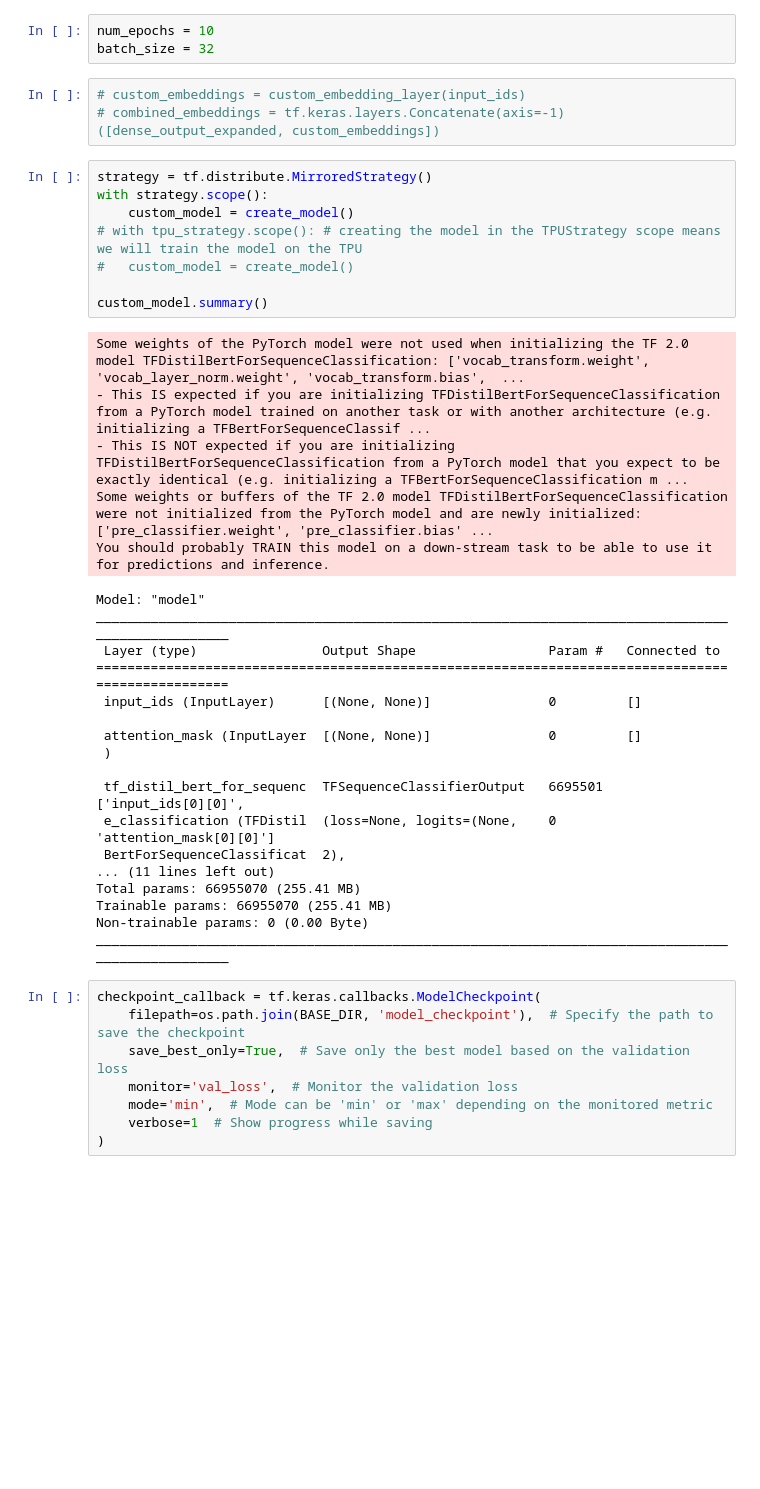
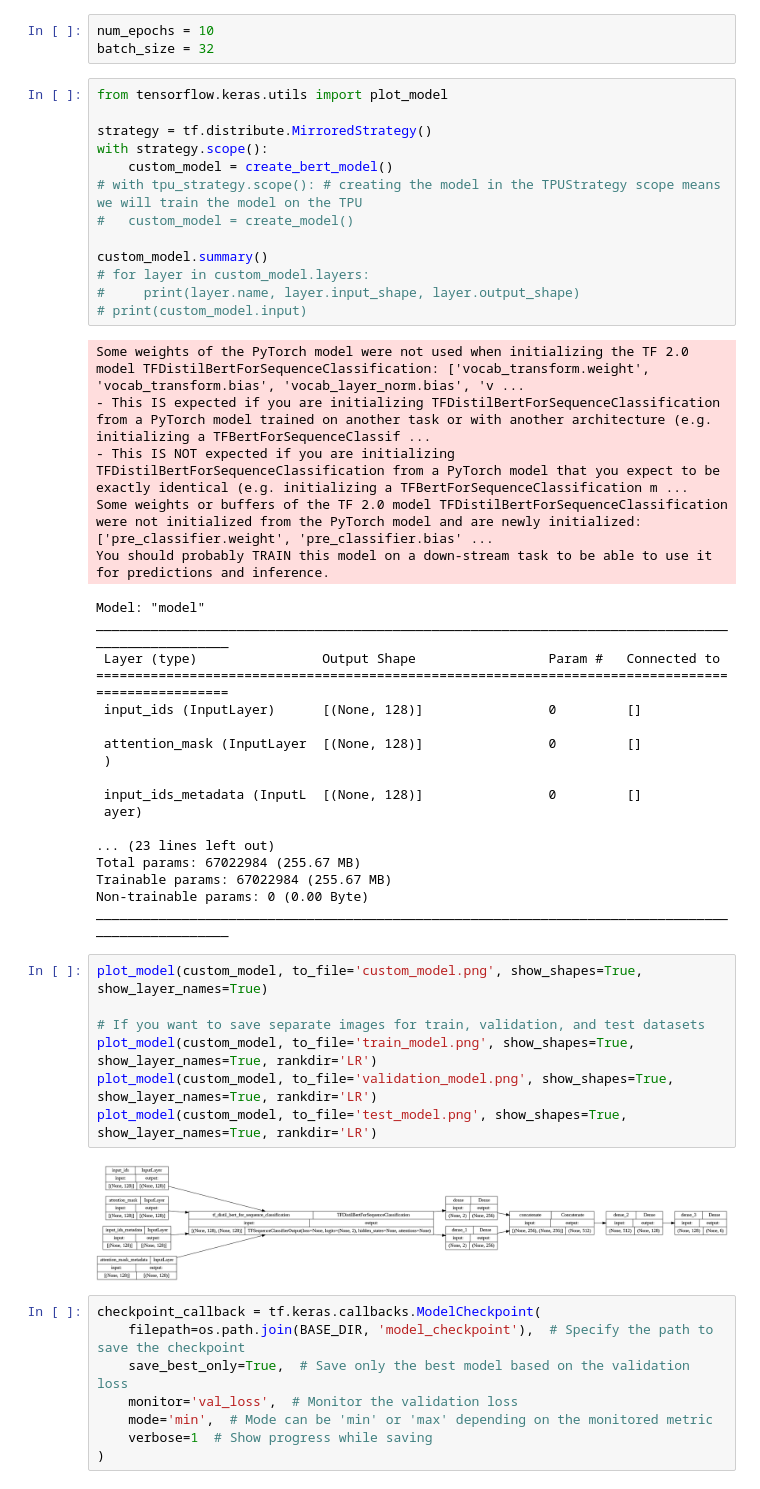
Before and after one commit to LizaAmatya/FakeNewsDetection, a Jupyter notebook: training.ipynb, the cells around one changed output. Cells and saved outputs as stored; diff of their text form; blank space fills up the shorter version.

```diff
--- a/training.ipynb
+++ b/training.ipynb
@@ -168,19 +191,21 @@ def create_model():
 # %%
 num_epochs = 10
 batch_size = 32
-# %%
-# custom_embeddings = custom_embedding_layer(input_ids)
-# combined_embeddings = tf.keras.layers.Concatenate(axis=-1)([dense_output_expanded, custom_embeddings])
 # %%
+from tensorflow.keras.utils import plot_model
+
 strategy = tf.distribute.MirroredStrategy()
 with strategy.scope():
-    custom_model = create_model()
+    custom_model = create_bert_model()
 # with tpu_strategy.scope(): # creating the model in the TPUStrategy scope means we will train the model on the TPU
 #   custom_model = create_model()
 
 custom_model.summary()
+# for layer in custom_model.layers:
+#     print(layer.name, layer.input_shape, layer.output_shape)
+# print(custom_model.input)
 # %% [output]
-Some weights of the PyTorch model were not used when initializing the TF 2.0 model TFDistilBertForSequenceClassification: ['vocab_transform.weight', 'vocab_layer_norm.weight', 'vocab_transform.bias',  ...
+Some weights of the PyTorch model were not used when initializing the TF 2.0 model TFDistilBertForSequenceClassification: ['vocab_transform.weight', 'vocab_transform.bias', 'vocab_layer_norm.bias', 'v ...
 - This IS expected if you are initializing TFDistilBertForSequenceClassification from a PyTorch model trained on another task or with another architecture (e.g. initializing a TFBertForSequenceClassif ...
 - This IS NOT expected if you are initializing TFDistilBertForSequenceClassification from a PyTorch model that you expect to be exactly identical (e.g. initializing a TFBertForSequenceClassification m ...
 Some weights or buffers of the TF 2.0 model TFDistilBertForSequenceClassification were not initialized from the PyTorch model and are newly initialized: ['pre_classifier.weight', 'pre_classifier.bias' ...
@@ -189,19 +214,28 @@ Model: "model"
 __________________________________________________________________________________________________
  Layer (type)                Output Shape                 Param #   Connected to
 ==================================================================================================
- input_ids (InputLayer)      [(None, None)]               0         []
+ input_ids (InputLayer)      [(None, 128)]                0         []
 
- attention_mask (InputLayer  [(None, None)]               0         []
+ attention_mask (InputLayer  [(None, 128)]                0         []
  )
 
- tf_distil_bert_for_sequenc  TFSequenceClassifierOutput   6695501   ['input_ids[0][0]',
- e_classification (TFDistil  (loss=None, logits=(None,    0          'attention_mask[0][0]']
- BertForSequenceClassificat  2),
-... (11 lines left out)
-Total params: 66955070 (255.41 MB)
-Trainable params: 66955070 (255.41 MB)
+ input_ids_metadata (InputL  [(None, 128)]                0         []
+ ayer)
+
+... (23 lines left out)
+Total params: 67022984 (255.67 MB)
+Trainable params: 67022984 (255.67 MB)
 Non-trainable params: 0 (0.00 Byte)
 __________________________________________________________________________________________________
+# %%
+plot_model(custom_model, to_file='custom_model.png', show_shapes=True, show_layer_names=True)
+
+# If you want to save separate images for train, validation, and test datasets
+plot_model(custom_model, to_file='train_model.png', show_shapes=True, show_layer_names=True, rankdir='LR')
+plot_model(custom_model, to_file='validation_model.png', show_shapes=True, show_layer_names=True, rankdir='LR')
+plot_model(custom_model, to_file='test_model.png', show_shapes=True, show_layer_names=True, rankdir='LR')
+# %% [output]
+[figure, added]
 # %%
 checkpoint_callback = tf.keras.callbacks.ModelCheckpoint(
     filepath=os.path.join(BASE_DIR, 'model_checkpoint'),  # Specify the path to save the checkpoint
```
Also changed, not shown: parts of 22 cells of this notebook.
